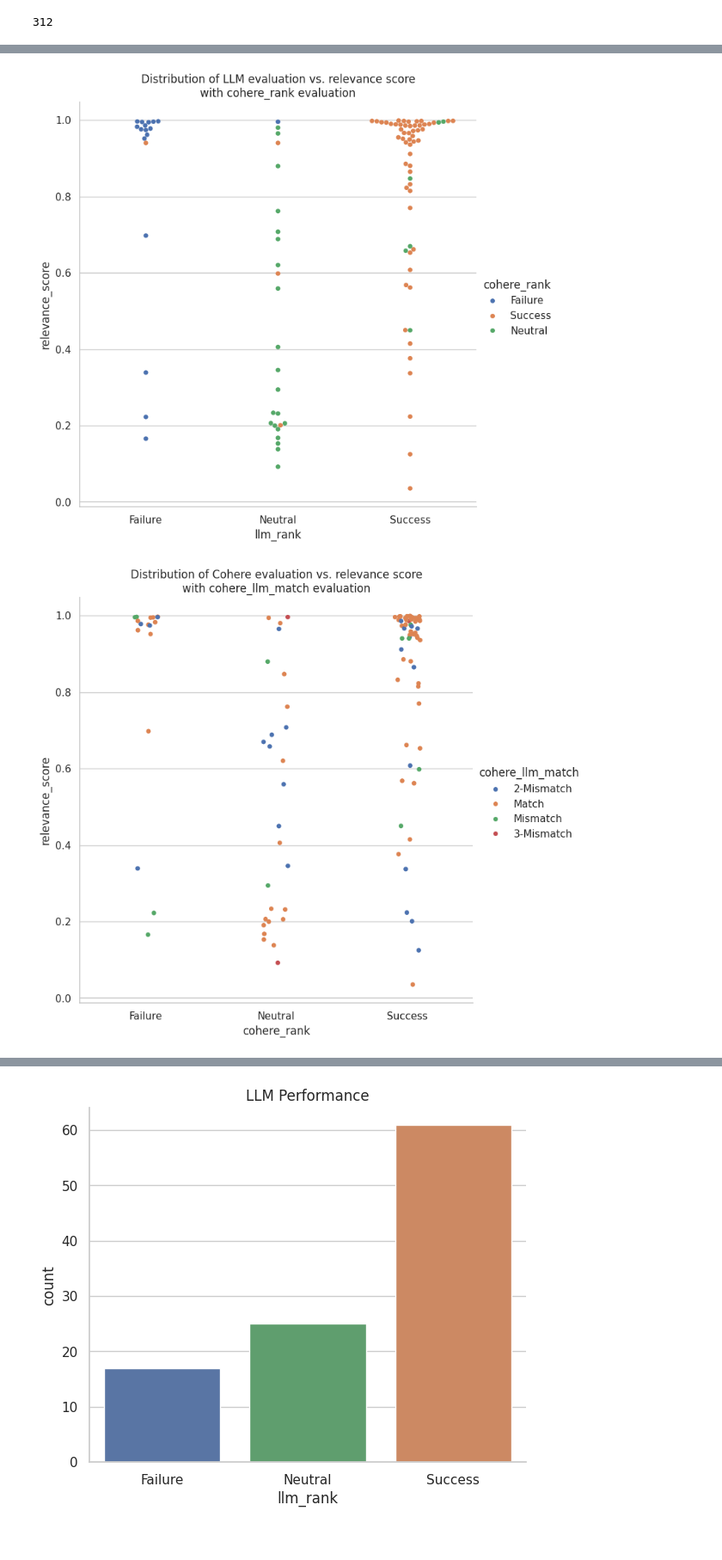
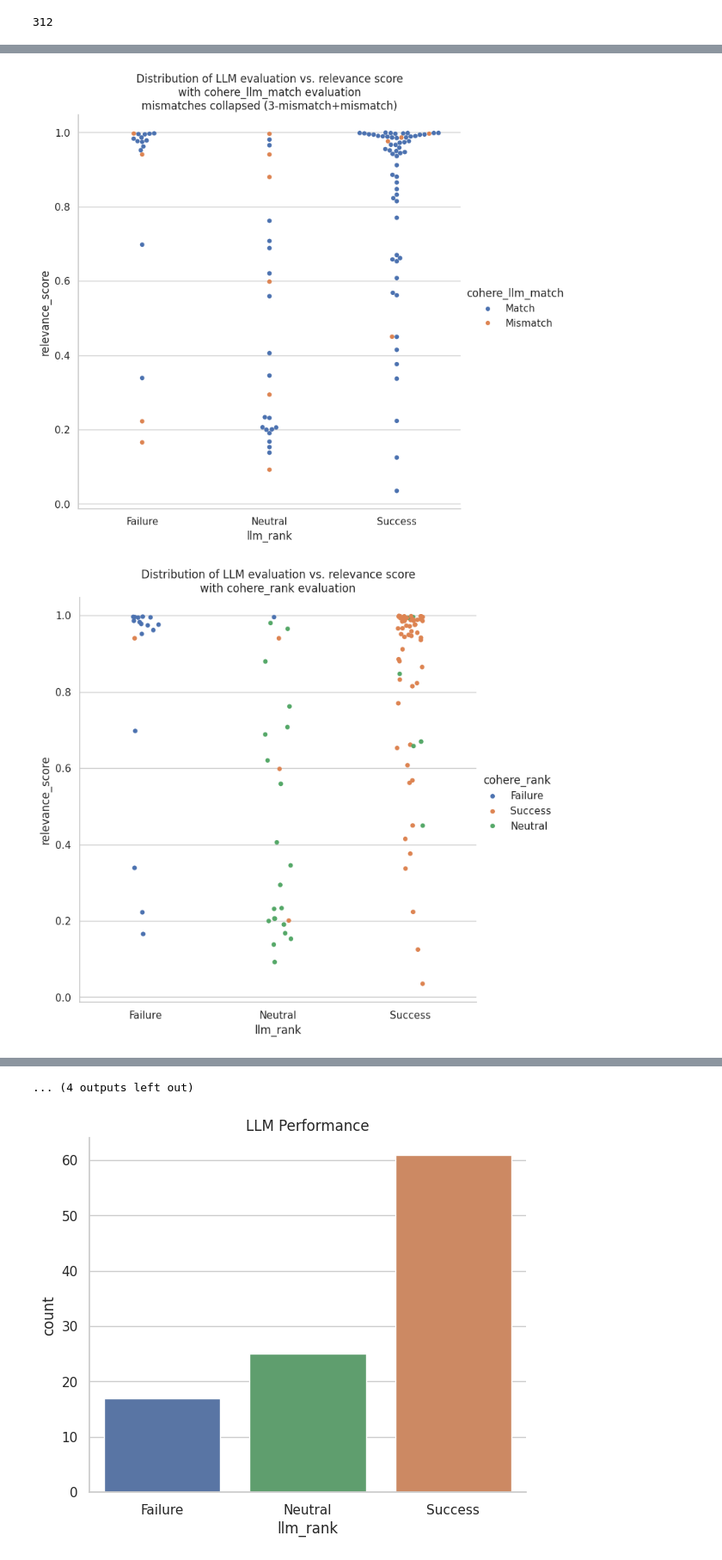
Before and after one commit to NCBI-Codeathons/mlxai-2024-team-beaumont, a Jupyter notebook: jupyter/notebooks/complete_workflow/evaluation/Eval.ipynb, the cells around one changed output, grey strips where cells are left out. Shown at 86% size. Saved outputs shown, nothing was run; the diff lists cells and outputs as text; code cells hidden in the pictures.

Commit message:
latest updated plots

```diff
--- a/jupyter/notebooks/complete_workflow/evaluation/Eval.ipynb
+++ b/jupyter/notebooks/complete_workflow/evaluation/Eval.ipynb
@@ -149,8 +149,9 @@ user_curation_df.columns
 # print(tmpdf.head())
 # print('-'*100)
 
+
 llm_subset_df = tmpdf.dropna(subset=['llm_rank'])
-print(llm_subset_df.head())
+print(llm_subset_df.head(n=20))
 print(f'# of datapoints: {len(llm_subset_df.index)}')
 print('-'*100)
 
@@ -158,13 +159,15 @@ llm_subset_df_collapsed = llm_subset_df.copy()
 llm_subset_df_collapsed['cohere_llm_match'] = llm_subset_df_collapsed['cohere_llm_match'].replace(to_replace=r'.*Mismatch.*', value='Mismatch', regex=True)
 print(llm_subset_df_collapsed)
 print('-'*100)
+llm_subset_df_collapsed_gt2 = llm_subset_df.copy()
+llm_subset_df_collapsed_gt2['cohere_llm_match'] = llm_subset_df_collapsed_gt2['cohere_llm_match'].replace(['2-Mismatch'], 'Match')
+# Replace '3-Mismatch' and 'Mismatch' with 'Mismatch'
+llm_subset_df_collapsed_gt2['cohere_llm_match'] = llm_subset_df_collapsed_gt2['cohere_llm_match'].replace(['3-Mismatch', 'Mismatch'], 'Mismatch')
 
-# # llm_subset_df_expand = llm_subset_df.copy()
-# filtered_df1 = llm_subset_df_collapsed[['relevance_score', 'llm_rank']]
-# filtered_df2 = llm_subset_df_collapsed[['relevance_score', 'cohere_rank']]
 
-# filtered_df = pd.concat([filtered_df1, filtered_df2])
-# print(filtered_df)
+print(llm_subset_df_collapsed_gt2)
+print('-'*100)
+
 
 # create two dfs
 llm_rank_df = llm_subset_df_collapsed[['relevance_score', 'llm_rank']].copy()
@@ -226,6 +229,12 @@ h.set(title="Distribution of LLM evaluation vs. relevance score\nwith cohere_llm
 hsw = sns.catplot(data=llm_subset_df_collapsed, x="llm_rank", y="relevance_score", height=7, order=['Failure', 'Neutral', 'Success'], hue="cohere_llm_match", kind='swarm')
 hsw.set(title="Distribution of LLM evaluation vs. relevance score\nwith cohere_llm_match evaluation (mismatches collapsed)")#xlabel="Fare", ylabel="")
 
+h2 = sns.catplot(data=llm_subset_df_collapsed_gt2, x="llm_rank", y="relevance_score", height=7, order=['Failure', 'Neutral', 'Success'], hue="cohere_llm_match")
+h2.set(title="Distribution of LLM evaluation vs. relevance score\nwith cohere_llm_match evaluation\nmismatches collapsed (3-mismatch+mismatch)")#xlabel="Fare", ylabel="")
+h2sw = sns.catplot(data=llm_subset_df_collapsed_gt2, x="llm_rank", y="relevance_score", height=7, order=['Failure', 'Neutral', 'Success'], hue="cohere_llm_match", kind='swarm')
+h2sw.set(title="Distribution of LLM evaluation vs. relevance score\nwith cohere_llm_match evaluation\nmismatches collapsed (3-mismatch+mismatch)")#xlabel="Fare", ylabel="")
+
+
 i = sns.catplot(data=llm_subset_df, x="llm_rank", y="relevance_score", height=7, order=['Failure', 'Neutral', 'Success'], hue="cohere_rank")
 i.set(title="Distribution of LLM evaluation vs. relevance score\nwith cohere_rank evaluation")#xlabel="Fare", ylabel="")
 isw = sns.catplot(data=llm_subset_df, x="llm_rank", y="relevance_score", height=7, order=['Failure', 'Neutral', 'Success'], hue="cohere_rank", kind='swarm')
@@ -242,6 +251,12 @@ k.set(title="Distribution of Cohere evaluation vs. relevance score\nwith cohere_
 ksw = sns.catplot(data=llm_subset_df_collapsed, x="cohere_rank", y="relevance_score", height=7, order=['Failure', 'Neutral', 'Success'], hue="cohere_llm_match", kind='swarm')
 ksw.set(title="Distribution of Cohere evaluation vs. relevance score\nwith cohere_llm_match evaluation (mismatches collapsed)")#xlabel="Fare", ylabel="")
 
+k2 = sns.catplot(data=llm_subset_df_collapsed_gt2, x="cohere_rank", y="relevance_score", height=7, order=['Failure', 'Neutral', 'Success'], hue="cohere_llm_match")
+k2.set(title="Distribution of Cohere evaluation vs. relevance score\nwith cohere_llm_match evaluation\nmismatches collapsed (3-mismatch+mismatch)")#xlabel="Fare", ylabel="")
+k2sw = sns.catplot(data=llm_subset_df_collapsed_gt2, x="cohere_rank", y="relevance_score", height=7, order=['Failure', 'Neutral', 'Success'], hue="cohere_llm_match", kind='swarm')
+k2sw.set(title="Distribution of Cohere evaluation vs. relevance score\nwith cohere_llm_match evaluation\nmismatches collapsed (3-mismatch+mismatch)")#xlabel="Fare", ylabel="")
+
+
 m = sns.catplot(data=llm_subset_df, x="cohere_rank", y="relevance_score", height=7, order=['Failure', 'Neutral', 'Success'], hue="llm_rank")
 m.set(title="Distribution of Cohere evaluation vs. relevance score\nwith llm_rank evaluation")#xlabel="Fare", ylabel="")
 msw = sns.catplot(data=llm_subset_df, x="cohere_rank", y="relevance_score", height=7, order=['Failure', 'Neutral', 'Success'], hue="llm_rank", kind='swarm')
@@ -255,16 +270,20 @@ msw.set(title="Distribution of Cohere evaluation vs. relevance score\nwith llm_r
 # save plots
 g.savefig("./plots/g_llmVmatch.png")
 h.savefig("./plots/h_llmVmatch_collapsed.png")
+h2.savefig("./plots/h2_llmVmatch_collapsed.png")
 i.savefig("./plots/i_llmVcohere.png")
 j.savefig("./plots/j_cohereVmatch.png")
 k.savefig("./plots/k_cohereVmatch_collapsed.png")
+k2.savefig("./plots/k_cohereVmatch_collapsed.png")
 m.savefig("./plots/m_cohereVllm.png")
 
 
 gsw.savefig("./plots/swarm_g_llmVmatch.png")
 hsw.savefig("./plots/swarm_h_llmVmatch_collapsed.png")
+h2sw.savefig("./plots/swarm_h_llmVmatch_collapsed.png")
 isw.savefig("./plots/swarm_i_llmVcohere.png")
 jsw.savefig("./plots/swarm_j_cohereVmatch.png")
 ksw.savefig("./plots/swarm_k_cohereVmatch_collapsed.png")
+k2sw.savefig("./plots/swarm_k_cohereVmatch_collapsed.png")
 msw.savefig("./plots/swarm_m_cohereVllm.png")
 # %% [output]
@@ -276,2 +295,2 @@ msw.savefig("./plots/swarm_m_cohereVllm.png")
-[figure, old version]
+[figure, new version]
-[figure, old version]
+[figure, new version]
@@ -283,3 +302,4 @@ msw.savefig("./plots/swarm_m_cohereVllm.png")
+... (4 outputs left out)
 # %%
 # sns.catplot(data=llm_subset_df, x="llm_rank", y="relevance_score", order=['Failure', 'Neutral', 'Success'], kind="box")
 # sns.catplot(data=llm_subset_df, x="cohere_rank", y="relevance_score", order=['Failure', 'Neutral', 'Success'], kind="box")
```
Also changed, not shown: parts of 2 cells of this notebook, 9 other files.
